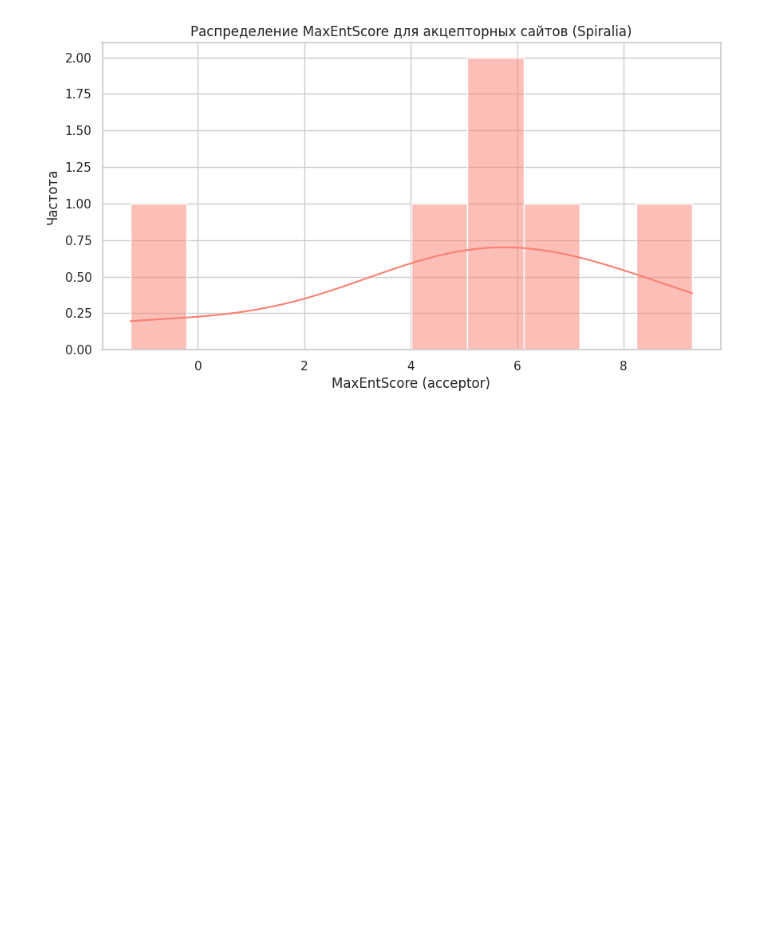
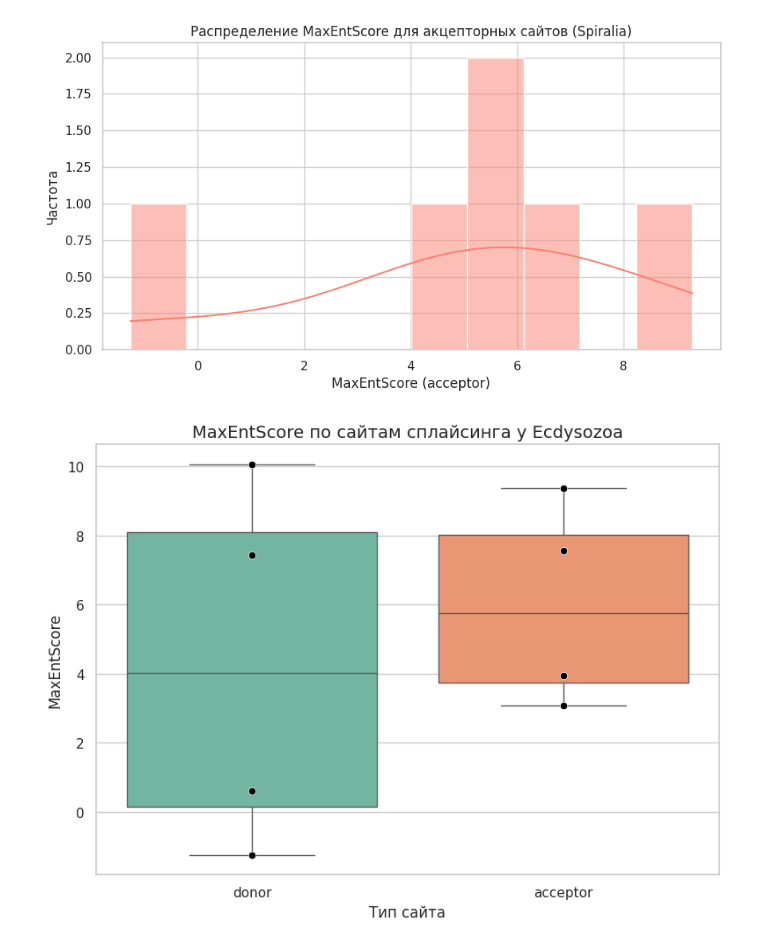
Before and after one commit to ArtemVaska/Diploma, a Jupyter notebook: Scripts/MaxEntScan_protostomia.ipynb, the cells around one changed output. Cells and saved outputs as stored; diff of their text form; code cells hidden in the pictures; blank space fills up the shorter version.

Commit message:
Update notebook with more plots

```diff
--- a/Scripts/MaxEntScan_protostomia.ipynb
+++ b/Scripts/MaxEntScan_protostomia.ipynb
@@ -384,3 +384,21 @@ plt.show()
 # %% [output]
 [figure]
 [figure]
+# %%
+plt.figure(figsize=(8, 6))
+
+# Boxplot без hue, чтобы всё было по центру
+sns.boxplot(data=df_ecdysozoa, x="site_type", y="maxentscore",
+            hue="site_type", palette="Set2", legend=False)
+
+# Добавляем точки поверх боксплота, строго по центру каждой категории
+sns.stripplot(data=df_ecdysozoa, x="site_type", y="maxentscore",
+              color="black", size=6, jitter=False, marker="o", edgecolor="white", linewidth=0.5)
+
+plt.title("MaxEntScore по сайтам сплайсинга у Ecdysozoa", fontsize=14)
+plt.ylabel("MaxEntScore")
+plt.xlabel("Тип сайта")
+plt.tight_layout()
+plt.show()
+# %% [output]
+[figure, added]
```
Also changed, not shown: parts of 1 cell of this notebook.
